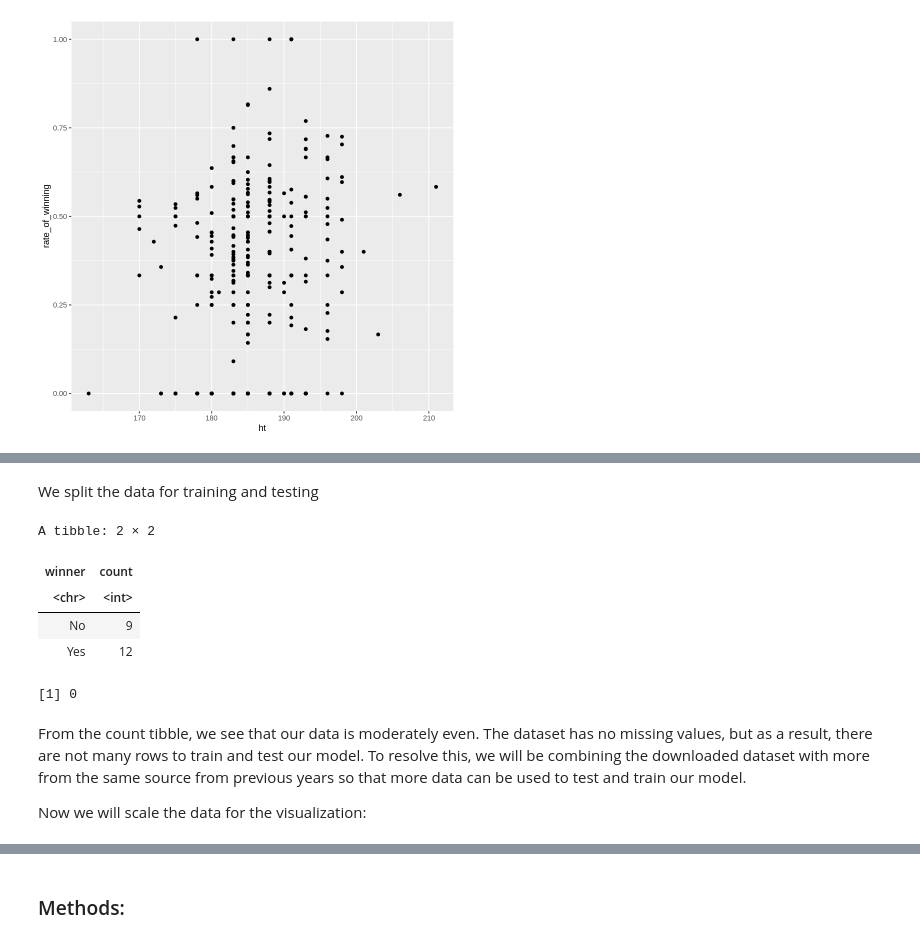
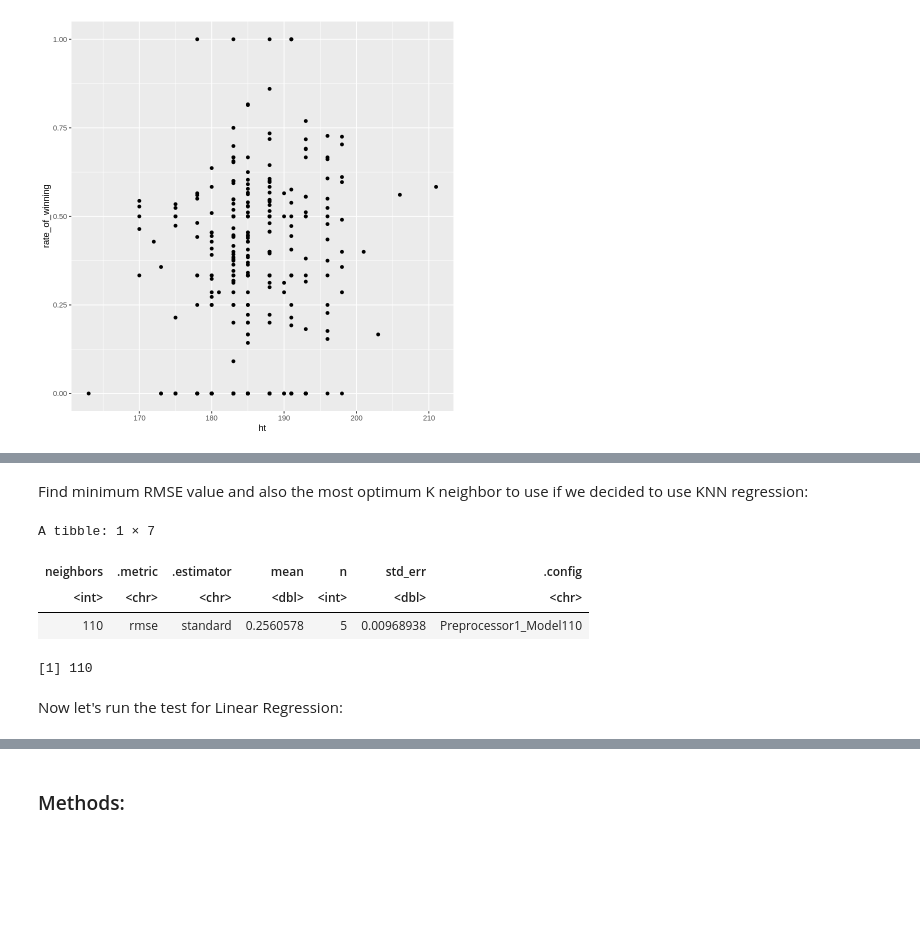
Before and after one commit to BoBomanUltra/Project_Group_39, a Jupyter notebook: Project_Proposal.ipynb, the cells around one changed output, grey strips where cells are left out. Drawn from its saved outputs; the diff is of its cells as text; code cells hidden in the pictures; blank space fills up the shorter version.

```diff
--- a/Project_Proposal.ipynb
+++ b/Project_Proposal.ipynb
@@ -148,16 +154,8 @@ A grouped_df: 299 × 4
 # %%
-# Here, we show how we got Felix Auger Aliassime by picking a person who plays the most matches in the year
-# Therefore, some Data Wrangling is needed before converting to tidy_data
-player_with_most_played_matches_2022 <- tennis_data |>
-    select(winner_name, loser_name) |>
-    pivot_longer(winner_name:loser_name, names_to = "Winner or Loser", values_to = "name") |>
-    select(name) |>
-    group_by(name) |>
-    summarize(number_of_matches_played = n()) |>
-    arrange(-number_of_matches_played) |>
-    slice(1)
-
-player_with_most_played_matches_2022
-
-#Felix Auger Aliassime has the most matches played in 2022 with a record of 87.
+set.seed(1234)
+player_stats_split <- initial_split(player_stats, prop = 0.7, strata = rate_of_winning)
+player_stats_training <- training(player_stats_split)
+player_stats_testing <- testing(player_stats_split)
+player_stats_training
+player_stats_testing
 # %% [output]
@@ -207,27 +218,24 @@ A tibble: 29 × 5
 # %% [markdown]
-We split the data for training and testing
+Find minimum RMSE value and also the most optimum K neighbor to use if we decided to use KNN regression:
 # %%
-data_split <- initial_split(tidy_tennis_data_2022, prop = 0.75, strata = winner)
-train_data <- training(data_split)
-test_data <- testing(data_split)
+player_stats_min <- player_stats_results |>
+   filter(.metric == "rmse") |>
+   arrange(mean) |>
+   head(1)
 
-train_count <- train_data|>
-    group_by(winner)|>
-    summarize(count = n())
+player_stats_min
 
-train_NAs <- sum(is.na(train_data))
 
-train_count
-train_NAs
+k_min <- player_stats_min |>
+         pull(neighbors)
+
+k_min
 # %% [output]
-A tibble: 2 × 2
+A tibble: 1 × 7
-| winner | count |
-| <chr> | <int> |
-| No | 9 |
-| Yes | 12 |
+| neighbors | .metric | .estimator | mean | n | std_err | .config |
+| <int> | <chr> | <chr> | <dbl> | <int> | <dbl> | <chr> |
+| 110 | rmse | standard | 0.2560578 | 5 | 0.00968938 | Preprocessor1_Model110 |
-[1] 0
+[1] 110
 # %% [markdown]
-From the count tibble, we see that our data is moderately even. The dataset has no missing values, but as a result, there are not many rows to train and test our model. To resolve this, we will be combining the downloaded dataset with more from the same source from previous years so that more data can be used to test and train our model.
-
-Now we will scale the data for the visualization:
+Now let's run the test for Linear Regression:
 # %%
```
Also changed, not shown: parts of 18 cells of this notebook, 1 other file.
